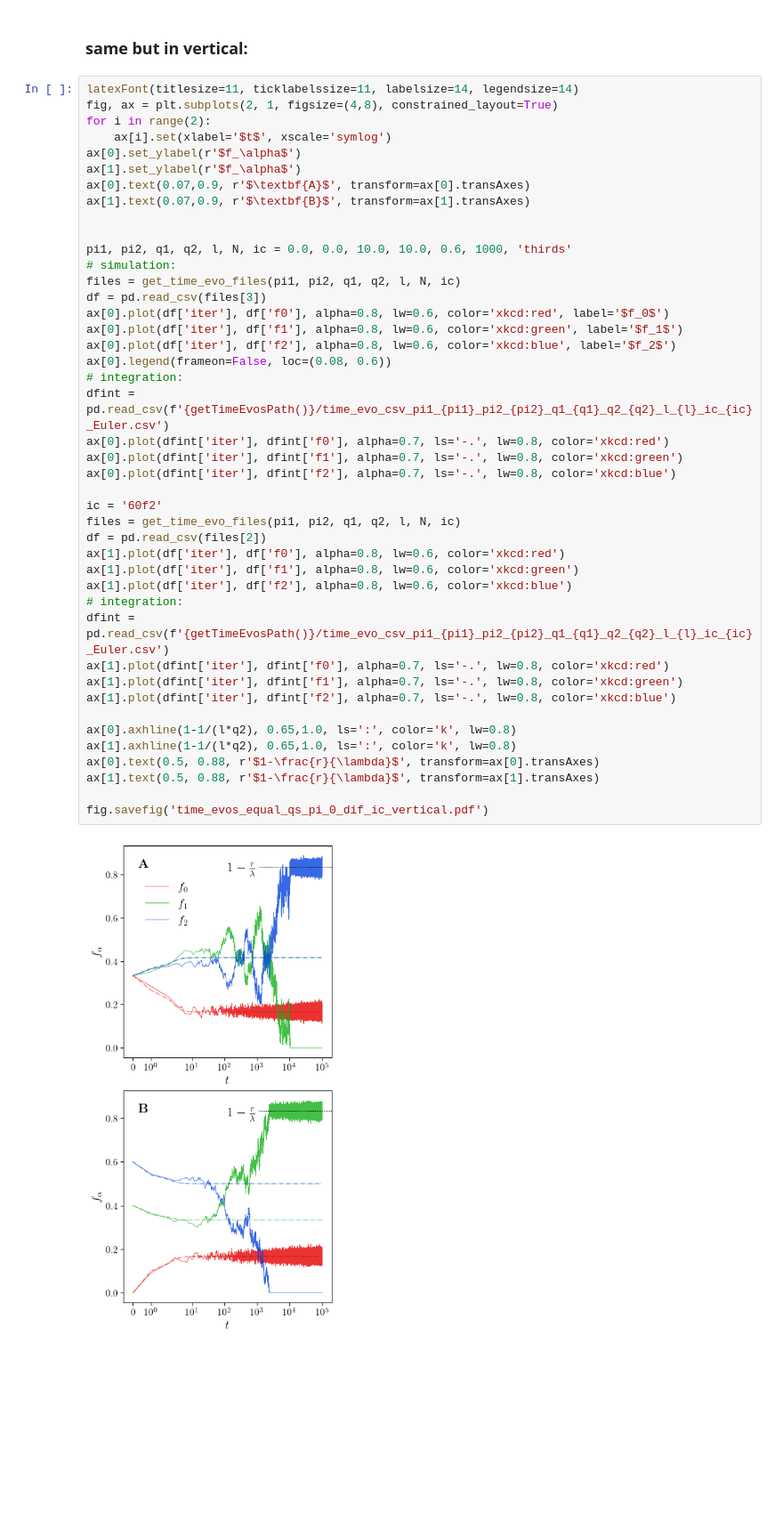
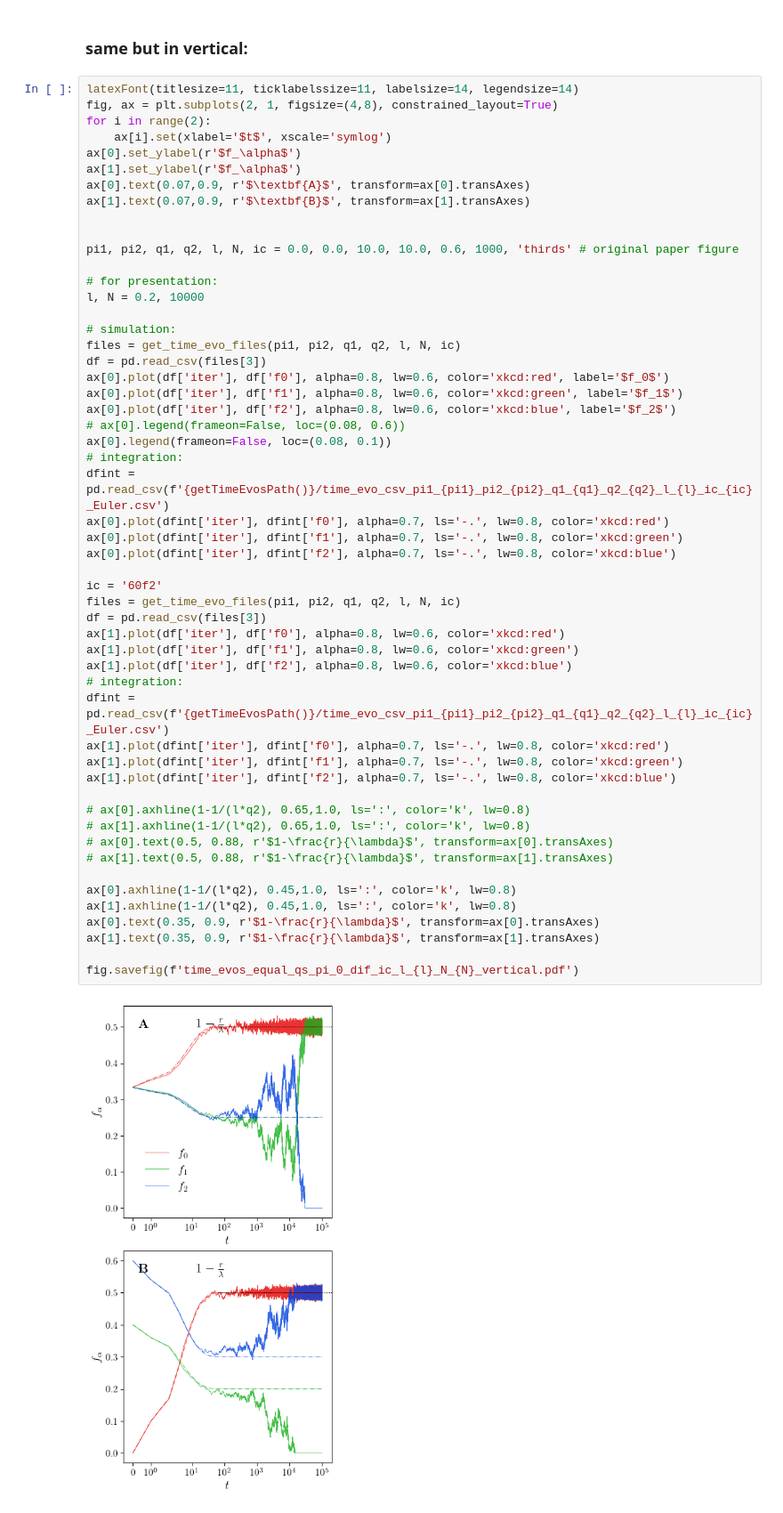
Before and after one commit to dmarchp/TFM_code, a Jupyter notebook: evo_to_stationary/figures_for_presentation.ipynb, the cells around one changed output. Shown: that part at 89% size. Cells and saved outputs as stored; diff of their text form; blank space fills up the shorter version.

```diff
--- a/evo_to_stationary/figures_for_presentation.ipynb
+++ b/evo_to_stationary/figures_for_presentation.ipynb
@@ -502,39 +502,49 @@ ax[0].set_ylabel(r'$f_\alpha$')
 ax[1].set_ylabel(r'$f_\alpha$')
 ax[0].text(0.07,0.9, r'$\textbf{A}$', transform=ax[0].transAxes)
 ax[1].text(0.07,0.9, r'$\textbf{B}$', transform=ax[1].transAxes)
 
 
-pi1, pi2, q1, q2, l, N, ic = 0.0, 0.0, 10.0, 10.0, 0.6, 1000, 'thirds'
+pi1, pi2, q1, q2, l, N, ic = 0.0, 0.0, 10.0, 10.0, 0.6, 1000, 'thirds' # original paper figure
+
+# for presentation:
+l, N = 0.2, 10000
+
 # simulation:
 files = get_time_evo_files(pi1, pi2, q1, q2, l, N, ic)
 df = pd.read_csv(files[3])
 ax[0].plot(df['iter'], df['f0'], alpha=0.8, lw=0.6, color='xkcd:red', label='$f_0$')
 ax[0].plot(df['iter'], df['f1'], alpha=0.8, lw=0.6, color='xkcd:green', label='$f_1$')
 ax[0].plot(df['iter'], df['f2'], alpha=0.8, lw=0.6, color='xkcd:blue', label='$f_2$')
-ax[0].legend(frameon=False, loc=(0.08, 0.6))
+# ax[0].legend(frameon=False, loc=(0.08, 0.6))
+ax[0].legend(frameon=False, loc=(0.08, 0.1))
 # integration:
 dfint = pd.read_csv(f'{getTimeEvosPath()}/time_evo_csv_pi1_{pi1}_pi2_{pi2}_q1_{q1}_q2_{q2}_l_{l}_ic_{ic}_Euler.csv')
 ax[0].plot(dfint['iter'], dfint['f0'], alpha=0.7, ls='-.', lw=0.8, color='xkcd:red')
 ax[0].plot(dfint['iter'], dfint['f1'], alpha=0.7, ls='-.', lw=0.8, color='xkcd:green')
 ax[0].plot(dfint['iter'], dfint['f2'], alpha=0.7, ls='-.', lw=0.8, color='xkcd:blue')
 
 ic = '60f2'
 files = get_time_evo_files(pi1, pi2, q1, q2, l, N, ic)
-df = pd.read_csv(files[2])
+df = pd.read_csv(files[3])
 ax[1].plot(df['iter'], df['f0'], alpha=0.8, lw=0.6, color='xkcd:red')
 ax[1].plot(df['iter'], df['f1'], alpha=0.8, lw=0.6, color='xkcd:green')
 ax[1].plot(df['iter'], df['f2'], alpha=0.8, lw=0.6, color='xkcd:blue')
 # integration:
 dfint = pd.read_csv(f'{getTimeEvosPath()}/time_evo_csv_pi1_{pi1}_pi2_{pi2}_q1_{q1}_q2_{q2}_l_{l}_ic_{ic}_Euler.csv')
 ax[1].plot(dfint['iter'], dfint['f0'], alpha=0.7, ls='-.', lw=0.8, color='xkcd:red')
 ax[1].plot(dfint['iter'], dfint['f1'], alpha=0.7, ls='-.', lw=0.8, color='xkcd:green')
 ax[1].plot(dfint['iter'], dfint['f2'], alpha=0.7, ls='-.', lw=0.8, color='xkcd:blue')
 
-ax[0].axhline(1-1/(l*q2), 0.65,1.0, ls=':', color='k', lw=0.8)
-ax[1].axhline(1-1/(l*q2), 0.65,1.0, ls=':', color='k', lw=0.8)
-ax[0].text(0.5, 0.88, r'$1-\frac{r}{\lambda}$', transform=ax[0].transAxes)
-ax[1].text(0.5, 0.88, r'$1-\frac{r}{\lambda}$', transform=ax[1].transAxes)
+# ax[0].axhline(1-1/(l*q2), 0.65,1.0, ls=':', color='k', lw=0.8)
+# ax[1].axhline(1-1/(l*q2), 0.65,1.0, ls=':', color='k', lw=0.8)
+# ax[0].text(0.5, 0.88, r'$1-\frac{r}{\lambda}$', transform=ax[0].transAxes)
+# ax[1].text(0.5, 0.88, r'$1-\frac{r}{\lambda}$', transform=ax[1].transAxes)
 
-fig.savefig('time_evos_equal_qs_pi_0_dif_ic_vertical.pdf')
+ax[0].axhline(1-1/(l*q2), 0.45,1.0, ls=':', color='k', lw=0.8)
+ax[1].axhline(1-1/(l*q2), 0.45,1.0, ls=':', color='k', lw=0.8)
+ax[0].text(0.35, 0.9, r'$1-\frac{r}{\lambda}$', transform=ax[0].transAxes)
+ax[1].text(0.35, 0.9, r'$1-\frac{r}{\lambda}$', transform=ax[1].transAxes)
+
+fig.savefig(f'time_evos_equal_qs_pi_0_dif_ic_l_{l}_N_{N}_vertical.pdf')
 # %% [output]
-[figure, old version]
+[figure, new version]
```
Also changed, not shown: parts of 2 cells of this notebook, 14 other files.
